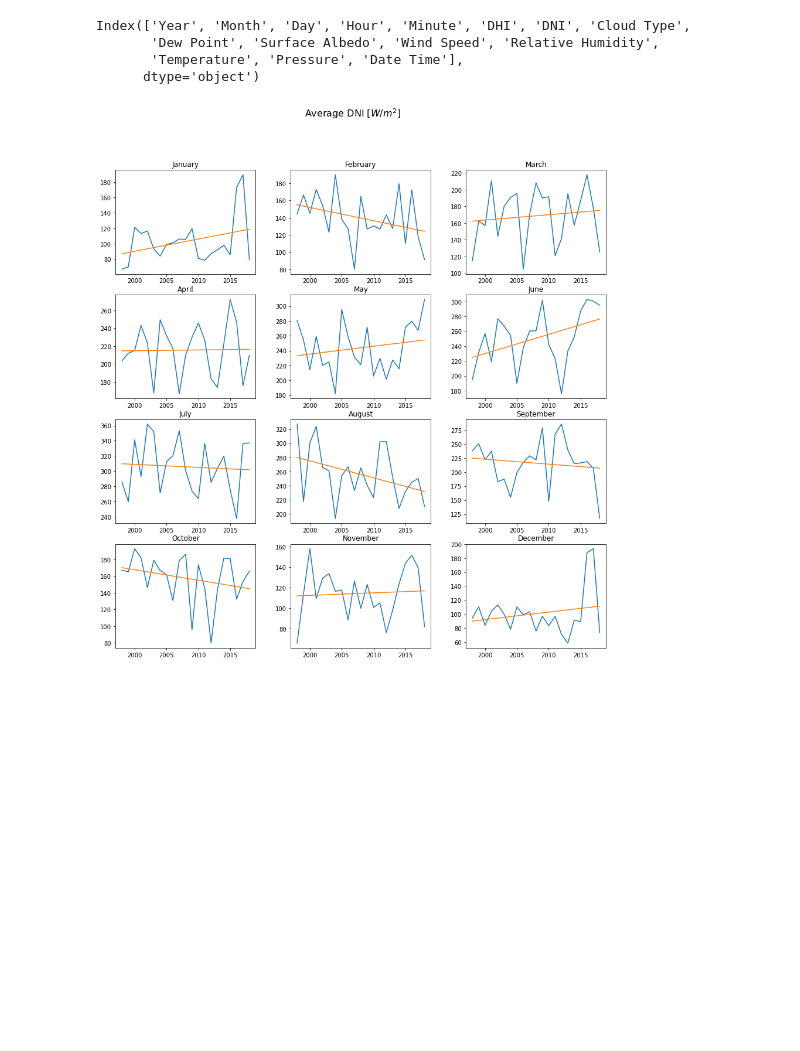
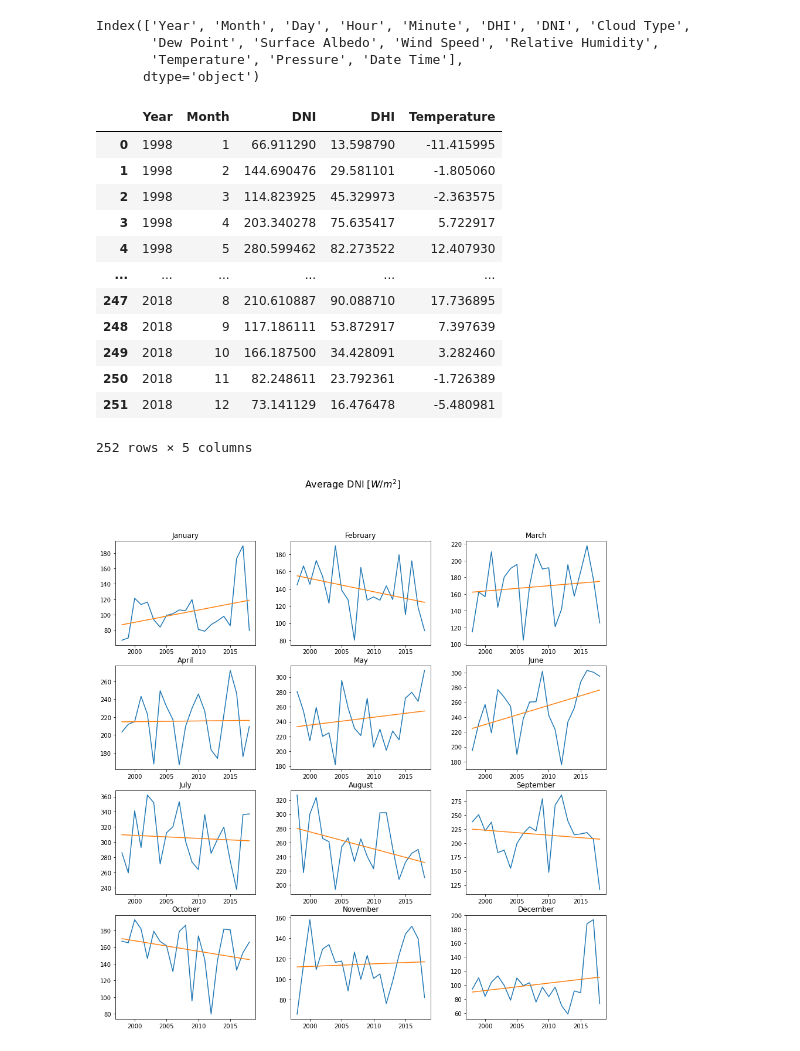
Before and after one commit to sgopal1/Data-Science, a Jupyter notebook: CalgarySolarData.ipynb, the cells around one changed output. Saved outputs shown, nothing was run; the diff lists cells and outputs as text; code cells hidden in the pictures; blank space fills up the shorter version.

```diff
--- a/CalgarySolarData.ipynb
+++ b/CalgarySolarData.ipynb
@@ -48,6 +66,22 @@ monthly_averages.reset_index(inplace=True)
 # # rc('text', usetex=True)
 Months = ['January', 'February', 'March', 'April', 'May', 'June', 'July',
           'August', 'September', 'October', 'November', 'December']
+# %%
+monthly_averages
+# %% [output]
+|  | Year | Month | DNI | DHI | Temperature |
+| 0 | 1998 | 1 | 66.911290 | 13.598790 | -11.415995 |
+| 1 | 1998 | 2 | 144.690476 | 29.581101 | -1.805060 |
+| 2 | 1998 | 3 | 114.823925 | 45.329973 | -2.363575 |
+| 3 | 1998 | 4 | 203.340278 | 75.635417 | 5.722917 |
+| 4 | 1998 | 5 | 280.599462 | 82.273522 | 12.407930 |
+| ... | ... | ... | ... | ... | ... |
+| 247 | 2018 | 8 | 210.610887 | 90.088710 | 17.736895 |
+| 248 | 2018 | 9 | 117.186111 | 53.872917 | 7.397639 |
+| 249 | 2018 | 10 | 166.187500 | 34.428091 | 3.282460 |
+| 250 | 2018 | 11 | 82.248611 | 23.792361 | -1.726389 |
+| 251 | 2018 | 12 | 73.141129 | 16.476478 | -5.480981 |
+252 rows × 5 columns
 # %%
 fig = plt.figure(figsize=(15,15))
 fig.suptitle('Average DNI [$W/m^2 $]', fontsize=16)
```
Also changed, not shown: parts of 2 cells of this notebook.
